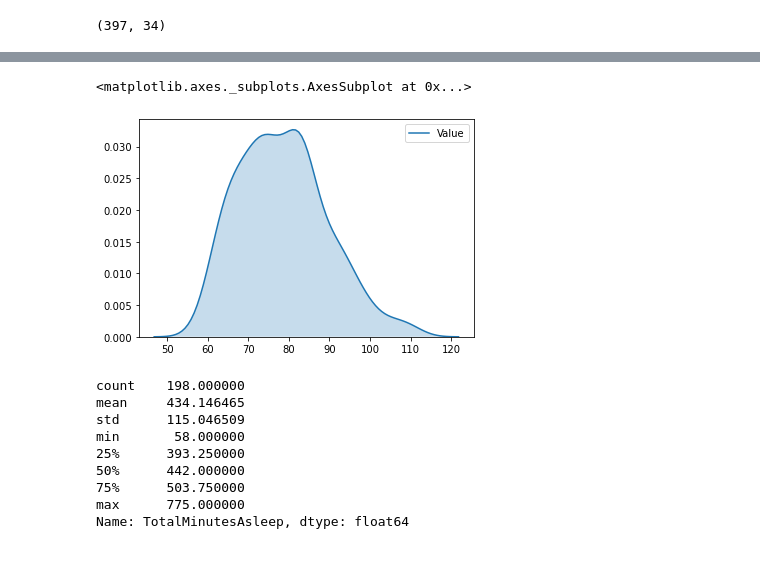
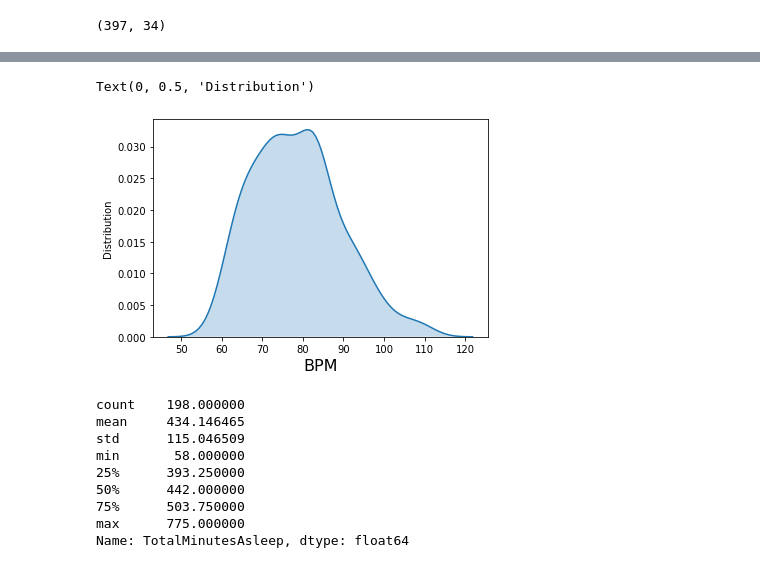
Before and after one commit to ameyabhamare/Customer-Personality-Analysis, a Jupyter notebook: heart_rate_analysis/visualizations.ipynb, the cells around one changed output, grey strips where cells are left out. Drawn from its saved outputs; the diff is of its cells as text; code cells hidden in the pictures.

```diff
--- a/heart_rate_analysis/visualizations.ipynb
+++ b/heart_rate_analysis/visualizations.ipynb
@@ -57 +34,5 @@ sns.lineplot(x = 'VeryActiveMinutes_x', y = 'Value', data = df)
+# %%
+df['date_time'] = pd.to_datetime(df['date_time'], format = '%Y/%m/%d')
+# %%
+df['day_of_week'] = df['date_time'].dt.day_name()
 # %%
@@ -89,8 +65,10 @@ g.despine(left=True, bottom=True)
 # %%
-sns.kdeplot(df['Value'],shade=True)
+sns.kdeplot(df['Value'], shade = True, legend = False)
+plt.xlabel('BPM', fontsize = 16)
+plt.ylabel('Distribution', fontsize = 10)
 # %% [output]
-<matplotlib.axes._subplots.AxesSubplot at 0x...>
+Text(0, 0.5, 'Distribution')
-[figure, old version]
+[figure, new version]
 # %%
 df['TotalMinutesAsleep'].describe()
 # %% [output]
```
Also changed, not shown: parts of 11 cells of this notebook.
